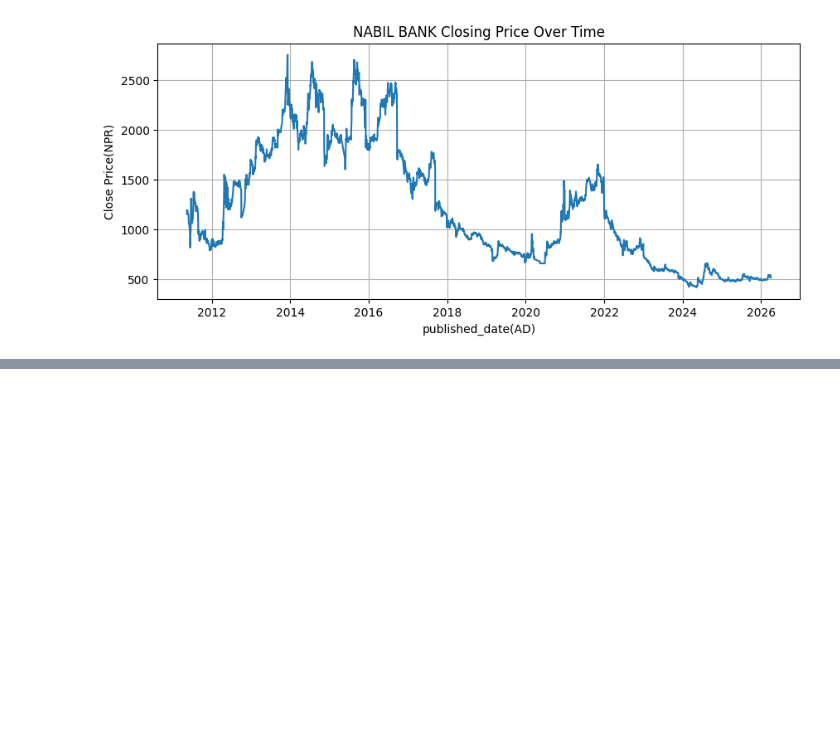
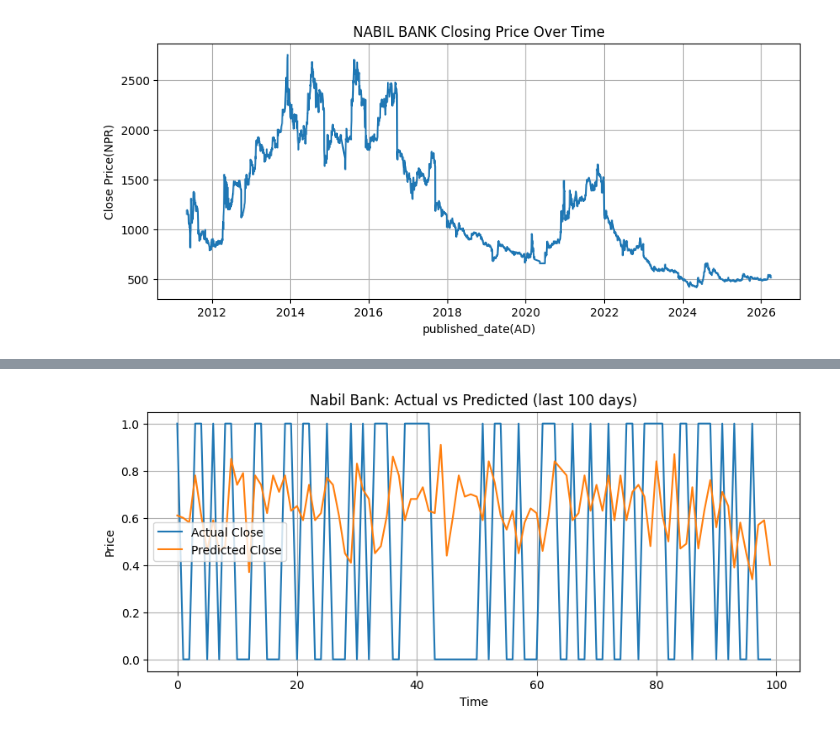
Before and after one commit to Arjan-7/Scikitlearn_py, a Jupyter notebook: NABIL_project.ipynb, the cells around one changed output, grey strips where cells are left out. Saved outputs shown, nothing was run; the diff lists cells and outputs as text; code cells hidden in the pictures; blank space fills up the shorter version.

```diff
--- a/NABIL_project.ipynb
+++ b/NABIL_project.ipynb
@@ -41,0 +64,18 @@ plt.show()
+# %%
+from sklearn.model_selection import train_test_split
+from sklearn.ensemble import RandomForestClassifier
+from sklearn.metrics import classification_report
+
+features = ["MA_5", "MA_20", "Return_1d"]
+X = df[features]
+y = df["Target_Up"]
+
+X_train, X_test, y_train, y_test = train_test_split(
+    X, y, test_size=0.2, shuffle=False  # keep time order
+)
+
+model = RandomForestClassifier(random_state=42)
+model.fit(X_train, y_train)
+
+y_pred = model.predict(X_test)
+print(classification_report(y_test, y_pred))
@@ -41,0 +131,16 @@ plt.show()
+# %%
+n = 100  # last 100 days
+actual = y_test.values[-n:]
+pred = y_pred[-n:]
+
+plt.figure(figsize=(10,4))
+plt.plot(actual, label="Actual Close")
+plt.plot(pred, label="Predicted Close")
+plt.title("Nabil Bank: Actual vs Predicted (last 100 days)")
+plt.xlabel("Time")
+plt.ylabel("Price")
+plt.legend()
+plt.grid(True)
+plt.show()
+# %% [output]
+[figure, added]
```
Also changed, not shown: parts of 9 cells of this notebook.
